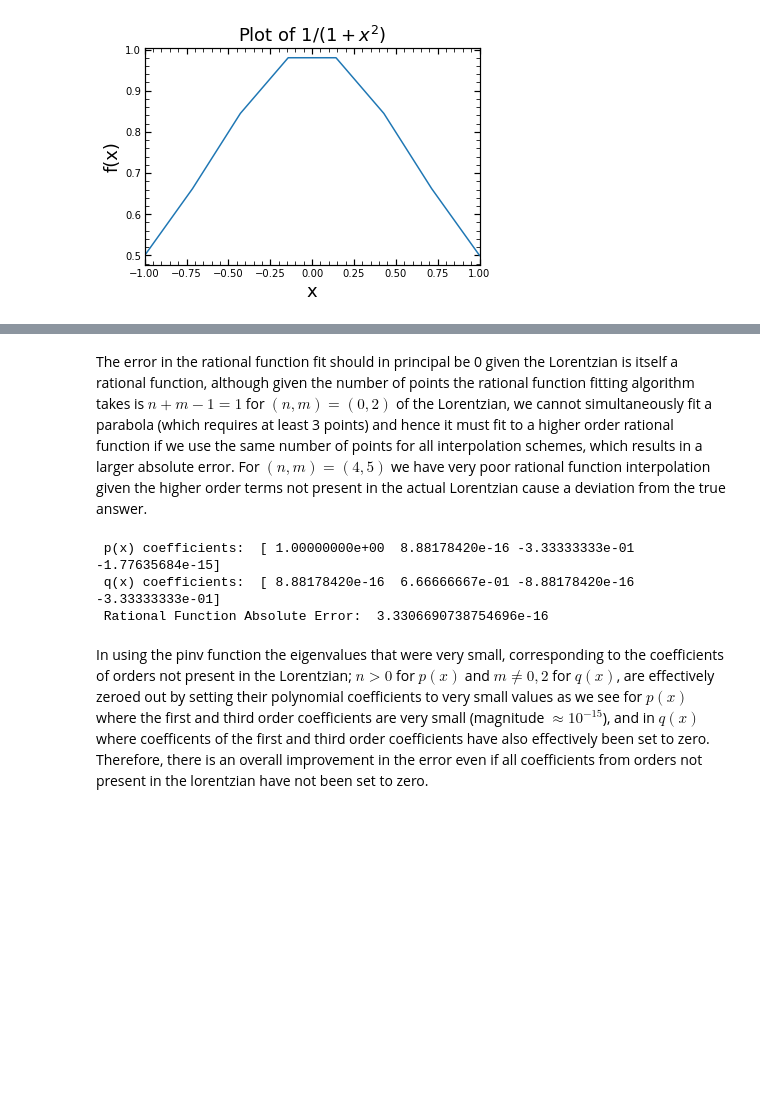
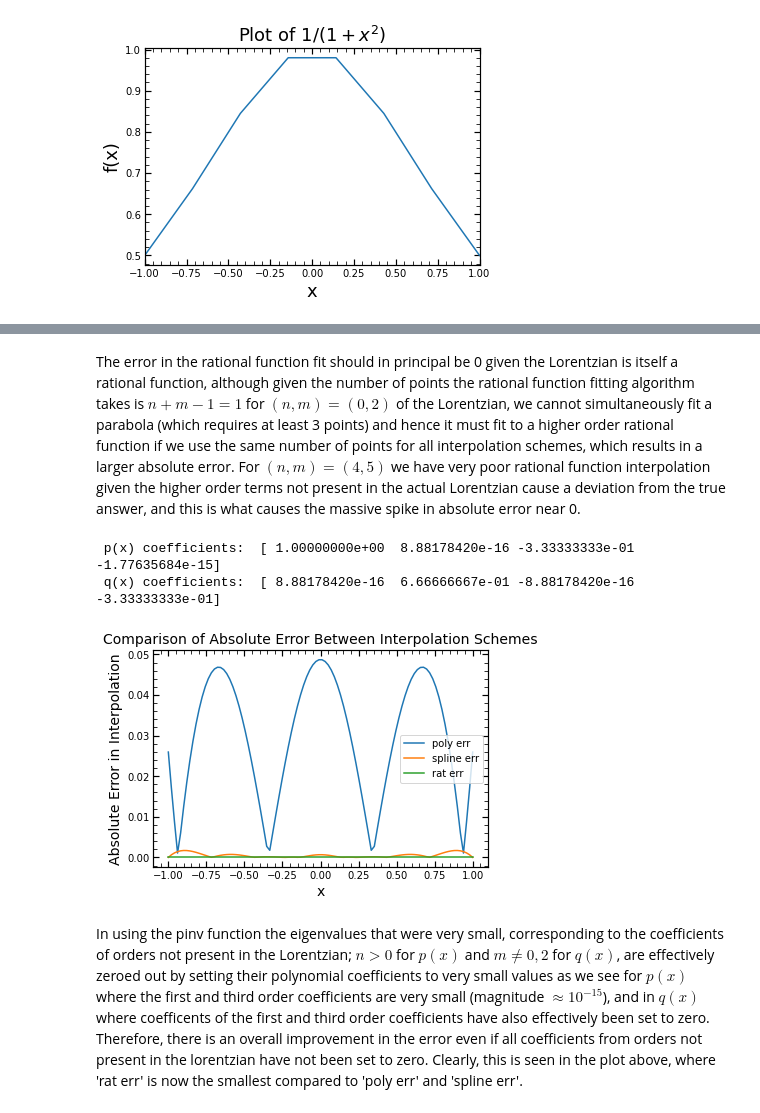
Before and after one commit to kenj19/PHYS512, a Jupyter notebook: ps1.ipynb, the cells around one changed output, grey strips where cells are left out. Saved outputs shown, nothing was run; the diff lists cells and outputs as text; code cells hidden in the pictures; blank space fills up the shorter version.

```diff
--- a/ps1.ipynb
+++ b/ps1.ipynb
@@ -365,16 +383,30 @@ print(' Polynomial Absolute Error: ', lor_err_poly_interp,'\n', 'Cubic Spline Ab
 # %% [markdown]
-The error in the rational function fit should in principal be 0 given the Lorentzian is itself a rational function, although given the number of points the rational function fitting algorithm takes is $n+m-1 = 1$ for $(n,m)=(0,2)$ of the Lorentzian, we cannot simultaneously fit a parabola (which requires at least 3 points) and hence it must fit to a higher order rational function if we use the same number of points for all interpolation schemes, which results in a larger absolute error. For $(n,m)=(4,5)$ we have very poor rational function interpolation given the higher order terms not present in the actual Lorentzian cause a deviation from the true answer.
+The error in the rational function fit should in principal be 0 given the Lorentzian is itself a rational function, although given the number of points the rational function fitting algorithm takes is $n+m-1 = 1$ for $(n,m)=(0,2)$ of the Lorentzian, we cannot simultaneously fit a parabola (which requires at least 3 points) and hence it must fit to a higher order rational function if we use the same number of points for all interpolation schemes, which results in a larger absolute error. For $(n,m)=(4,5)$ we have very poor rational function interpolation given the higher order terms not present in the actual Lorentzian cause a deviation from the true answer, and this is what causes the massive spike in absolute error near 0.
-# %%
-# Now test out pinv by setting pinv = True in the interpolation_three_ways function
-
-lor_polynomial_interp_pinv, lor_cubic_spline_interp_pinv, lor_rat_func_interp_pinv=interpolation_three_ways(x2,
-                                                                   y2,2,[4,5],x_interp, pinv=True)
-lor_err_rat_interp_pinv = np.abs(lor_rat_func_interp_pinv - lor_true_val)
-
-print(' Rational Function Absolute Error: ', lor_err_rat_interp_pinv)
-# %% [output]
- p(x) coefficients:  [ 1.00000000e+00  8.88178420e-16 -3.33333333e-01 -1.77635684e-15]
- q(x) coefficients:  [ 8.88178420e-16  6.66666667e-01 -8.88178420e-16 -3.33333333e-01]
- Rational Function Absolute Error:  3.3306690738754696e-16
+# %%
+# Now test out pinv by setting pinv = True in the interpolation_three_ways function
+
+x2_range_interp = np.linspace(-1, 1, 100) # range to interpolate at
+
+lor2_polynomial_interp, lor2_cubic_spline_interp, lor2_rat_func_interp = interpolation_three_ways(x2,y2,2,[4,5],
+                                                                                    x2_range_interp, pinv=True)
+lor_true_val = lorentz(x2_range_interp)
+
+# Evaluating absolute error in interpolation schemes
+
+lor2_err_poly_interp = np.abs(lor2_polynomial_interp - lor_true_val)
+lor2_err_spline_interp = np.abs(lor2_cubic_spline_interp - lor_true_val)
+lor2_err_rat_interp = np.abs(lor2_rat_func_interp - lor_true_val)
+
+plt.plot(x2_range_interp, lor2_err_poly_interp, label='poly err')
+plt.plot(x2_range_interp, lor2_err_spline_interp, label ='spline err')
+plt.plot(x2_range_interp, lor2_err_rat_interp, label='rat err')
+plt.legend()
+plt.ylabel('Absolute Error in Interpolation', fontsize=14)
+plt.xlabel('x', fontsize=14)
+plt.title('Comparison of Absolute Error Between Interpolation Schemes', fontsize=14);
+# %% [output]
+ p(x) coefficients:  [ 1.00000000e+00  8.88178420e-16 -3.33333333e-01 -1.77635684e-15]
+ q(x) coefficients:  [ 8.88178420e-16  6.66666667e-01 -8.88178420e-16 -3.33333333e-01]
+[figure, added]
 # %% [markdown]
-In using the pinv function the eigenvalues that were very small, corresponding to the coefficients of orders not present in the Lorentzian; $n > 0$ for $p(x)$ and $m \neq 0,2$ for $q(x)$, are effectively zeroed out by setting their polynomial coefficients to very small values as we see for $p(x)$ where the first and third order coefficients are very small (magnitude $\approx 10^{-15}$), and in $q(x)$ where coefficents of the first and third order coefficients have also effectively been set to zero. Therefore, there is an overall improvement in the error even if all coefficients from orders not present in the lorentzian have not been set to zero.
+In using the pinv function the eigenvalues that were very small, corresponding to the coefficients of orders not present in the Lorentzian; $n > 0$ for $p(x)$ and $m \neq 0,2$ for $q(x)$, are effectively zeroed out by setting their polynomial coefficients to very small values as we see for $p(x)$ where the first and third order coefficients are very small (magnitude $\approx 10^{-15}$), and in $q(x)$ where coefficents of the first and third order coefficients have also effectively been set to zero. Therefore, there is an overall improvement in the error even if all coefficients from orders not present in the lorentzian have not been set to zero. Clearly, this is seen in the plot above, where 'rat err' is now the smallest compared to 'poly err' and 'spline err'.
```
Also changed, not shown: parts of 10 cells of this notebook.
